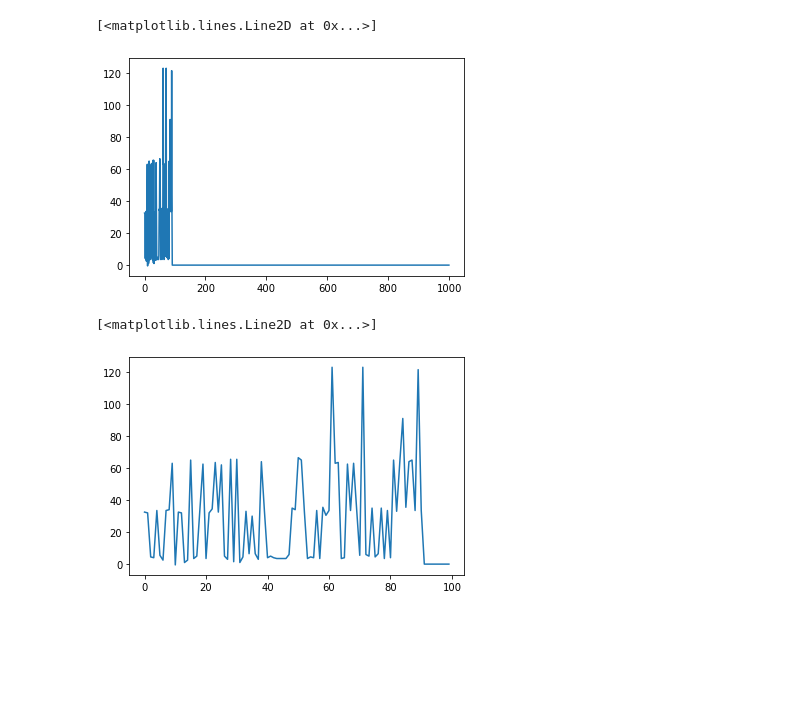
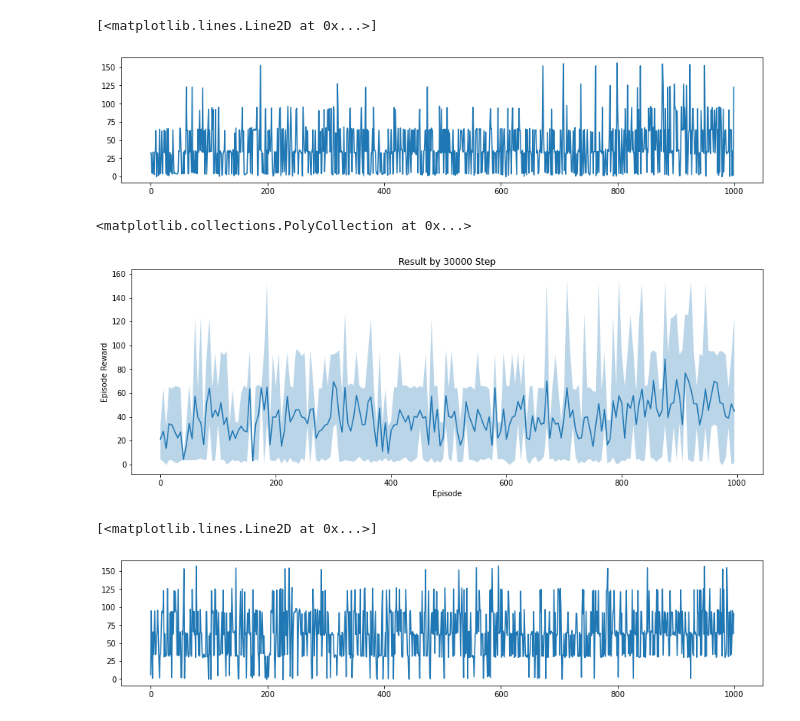
Before and after one commit to wwwshwww/task_on_nav_env, a Jupyter notebook: example/map_only_Env/visualize.ipynb, the cells around one changed output. Drawn from its saved outputs; the diff is of its cells as text; code cells hidden in the pictures; blank space fills up the shorter version.

```diff
--- a/example/map_only_Env/visualize.ipynb
+++ b/example/map_only_Env/visualize.ipynb
@@ -6,13 +6,28 @@ import numpy as np
 with h5py.File('result.hdf5', 'r') as f:
     reward = f['episode_rewards']['total_reward'][:]
 # %%
+max_episode_len = 30
+plt.figure(figsize=(15,3))
 plt.plot(np.arange(len(reward)), reward)
 # %% [output]
 [<matplotlib.lines.Line2D at 0x...>]
-[figure, old version]
+[figure, new version]
 # %%
-count = 100
-plt.plot(np.arange(count), reward[:count])
+convolve_num = int(len(reward)*0.005)
+b = np.ones(convolve_num)/convolve_num
+arr = np.array(reward).reshape((len(reward)//convolve_num, convolve_num))
+arr_mean = np.mean(arr, axis=1)
+arr_max = np.max(arr, axis=1)
+arr_min = np.min(arr, axis=1)
+arr_x = np.arange(len(arr)) * convolve_num
+
+plt.figure(figsize=(15,5))
+plt.title(f"Result by {len(reward) * max_episode_len} Step")
+plt.xlabel("Episode")
+plt.ylabel("Episode Reward")
+
+plt.plot(arr_x, arr_mean)
+plt.fill_between(arr_x, arr_min, arr_max, alpha=0.3)
 # %% [output]
-[<matplotlib.lines.Line2D at 0x...>]
+<matplotlib.collections.PolyCollection at 0x...>
-[figure, old version]
+[figure, new version]
@@ -18,0 +37,7 @@ plt.plot(np.arange(count), reward[:count])
+# %%
+max_episode_len = 30
+plt.figure(figsize=(15,3))
+plt.plot(np.arange(len(reward_2)), reward_2)
+# %% [output]
+[<matplotlib.lines.Line2D at 0x...>]
+[figure, added]
```
Also changed, not shown: parts of 2 cells of this notebook, 1 other file.
